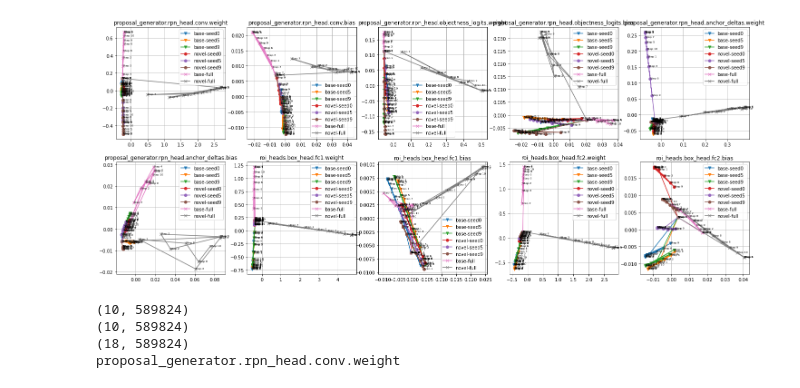
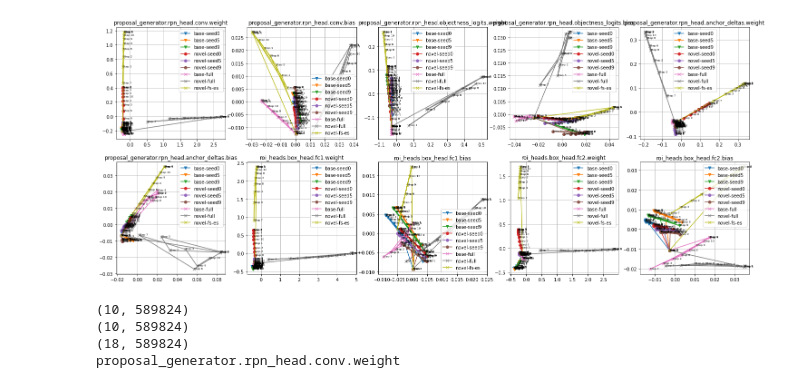
Before and after one commit to vlgdglv/mega, a Jupyter notebook: foreign/workspace.ipynb, the cells around one changed output. Drawn from its saved outputs; the diff is of its cells as text; code cells hidden in the pictures.

```diff
--- a/foreign/workspace.ipynb
+++ b/foreign/workspace.ipynb
@@ -67,12 +67,14 @@ def extract_weights(weight_list, param_name):
 # %%
 base_dirs = "../checkpoints/coco/exp1023/fsod_r101_base/fsrw-like/1shot_seed{}"
 novel_dirs = "../checkpoints/coco/exp1023/fsod_r101_novel/fsrw-like/1shot_seed{}"
+novel_es_dirs = "../checkpoints/coco/equal_step/fsod_r101_novel/fsrw-like/1shot_seed0"
 base_weights, novel_weights = [], []
 for i in 0,5,9:
     base_weights.append(load_all_weights(base_dirs.format(i)))
     novel_weights.append(load_all_weights(novel_dirs.format(i)))
 base_full_weights = load_all_weights("../checkpoints/coco/exp1023/ft_r101_base")
 novel_full_weights = load_all_weights("../checkpoints/coco/exp1023/ft_r101_novel")
+novel_es_weights = load_all_weights(novel_es_dirs)
 # %%
 param_list = ['proposal_generator.rpn_head.conv.weight', 'proposal_generator.rpn_head.conv.bias', 'proposal_generator.rpn_head.objectness_logits.weight', 'proposal_generator.rpn_head.objectness_logits.bias', 'proposal_generator.rpn_head.anchor_deltas.weight', 'proposal_generator.rpn_head.anchor_deltas.bias', 'roi_heads.box_head.fc1.weight', 'roi_heads.box_head.fc1.bias', 'roi_heads.box_head.fc2.weight', 'roi_heads.box_head.fc2.bias', 'roi_heads.box_predictor.cls_score.weight', 'roi_heads.box_predictor.cls_score.bias', 'roi_heads.box_predictor.bbox_pred.weight', 'roi_heads.box_predictor.bbox_pred.bias']
 
@@ -89,6 +91,7 @@ for i in range(len(param_list[:10])):
     novels.append(extract_weights(novel_weights[2], param_list[i]))
     base_full = extract_weights(base_full_weights, param_list[i])
     novel_full = extract_weights(novel_full_weights, param_list[i])
+    novel_es = extract_weights(novel_es_weights, param_list[i])
 
     labels, texts = [], []
     for idx, weight in enumerate(chain(bases, novels)):
@@ -97,43 +100,47 @@ for i in range(len(param_list[:10])):
 
     labels.append([6 for _ in range(base_full.shape[0])])
     labels.append([7 for _ in range(novel_full.shape[0])])
+    labels.append([8 for _ in range(novel_es.shape[0])])
+
     texts.append([f'step {s}' for s in range(base_full.shape[0])])
     texts.append([f'step {s}' for s in range(novel_full.shape[0])])
+    texts.append([f'step {s}' for s in range(novel_es.shape[0])])
 
-    X = np.concatenate((bases[0], bases[1], bases[2], novels[0], novels[1], novels[2], base_full, novel_full), axis=0)
-    Y = np.concatenate((labels[0], labels[1], labels[2], labels[3], labels[4], labels[5], labels[6], labels[7]), axis=0)
-    texts = np.concatenate((texts[0], texts[1], texts[2], texts[3], texts[4], texts[5], texts[6], texts[7]), axis=0)
+    X = np.concatenate((bases[0], bases[1], bases[2], novels[0], novels[1], novels[2], base_full, novel_full, novel_es), axis=0)
+    Y = np.concatenate((labels[0], labels[1], labels[2], labels[3], labels[4], labels[5], labels[6], labels[7], labels[8]), axis=0)
+    texts = np.concatenate((texts[0], texts[1], texts[2], texts[3], texts[4], texts[5], texts[6], texts[7], texts[8]), axis=0)
 
     cols = [f'feature_{i}' for i in range(X.shape[1])]
     df = pd.DataFrame(X, columns=cols)
     df['label'] = Y
     df['text'] = texts
 
     pca = PCA(n_components=2)
     pca_result = pca.fit_transform(df[cols].values)
     df['pca-one'] = pca_result[:, 0]
     df['pca-two'] = pca_result[:, 1]
 
     ax.plot(df[df['label'] == 0]['pca-one'], df[df['label'] == 0]['pca-two'], marker='v', label="base-seed0")
     ax.plot(df[df['label'] == 1]['pca-one'], df[df['label'] == 1]['pca-two'], marker='v', label="base-seed5")
     ax.plot(df[df['label'] == 2]['pca-one'], df[df['label'] == 2]['pca-two'], marker='v', label="base-seed9")
     ax.plot(df[df['label'] == 3]['pca-one'], df[df['label'] == 3]['pca-two'], marker='o', label="novel-seed0")
     ax.plot(df[df['label'] == 4]['pca-one'], df[df['label'] == 4]['pca-two'], marker='o', label="novel-seed5")
     ax.plot(df[df['label'] == 5]['pca-one'], df[df['label'] == 5]['pca-two'], marker='o', label="novel-seed9")
     ax.plot(df[df['label'] == 6]['pca-one'], df[df['label'] == 6]['pca-two'], marker='x', label="base-full")
     ax.plot(df[df['label'] == 7]['pca-one'], df[df['label'] == 7]['pca-two'], marker='x', label="novel-full")
+    ax.plot(df[df['label'] == 8]['pca-one'], df[df['label'] == 8]['pca-two'], marker='x', label="novel-fs-es")
 
-    for n in range(8):
+    for n in range(9):
         for s in range(bases[0].shape[0]):
             ax.text(df[df['label'] == n]['pca-one'].iloc[s], df[df['label'] == n]['pca-two'].iloc[s], f'Step {s}', fontsize=6)
 
     # ax.set_xlabel("QPS(1/s)", )
     ax.legend()
     ax.grid(True)
     ax.set_title(param_list[i])
-plt.savefig('../images/weight_in_train.pdf',)
+plt.savefig('../images/weight_in_train_es.pdf',)
 # %% [output]
-[figure, old version]
+[figure, new version]
 # %%
 # param_name = "proposal_generator.rpn_head.conv.weight"
 
```
Also changed, not shown: 6 other files.
